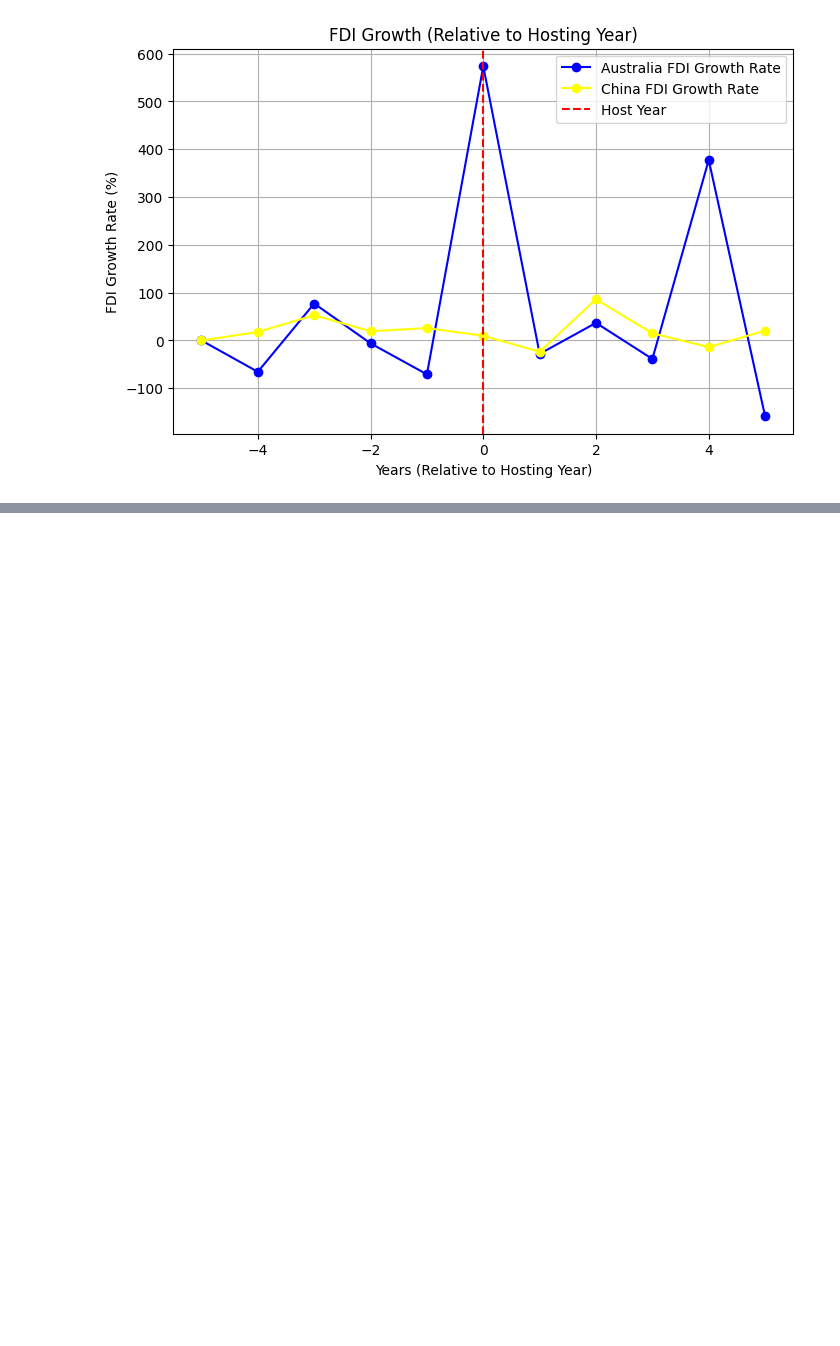
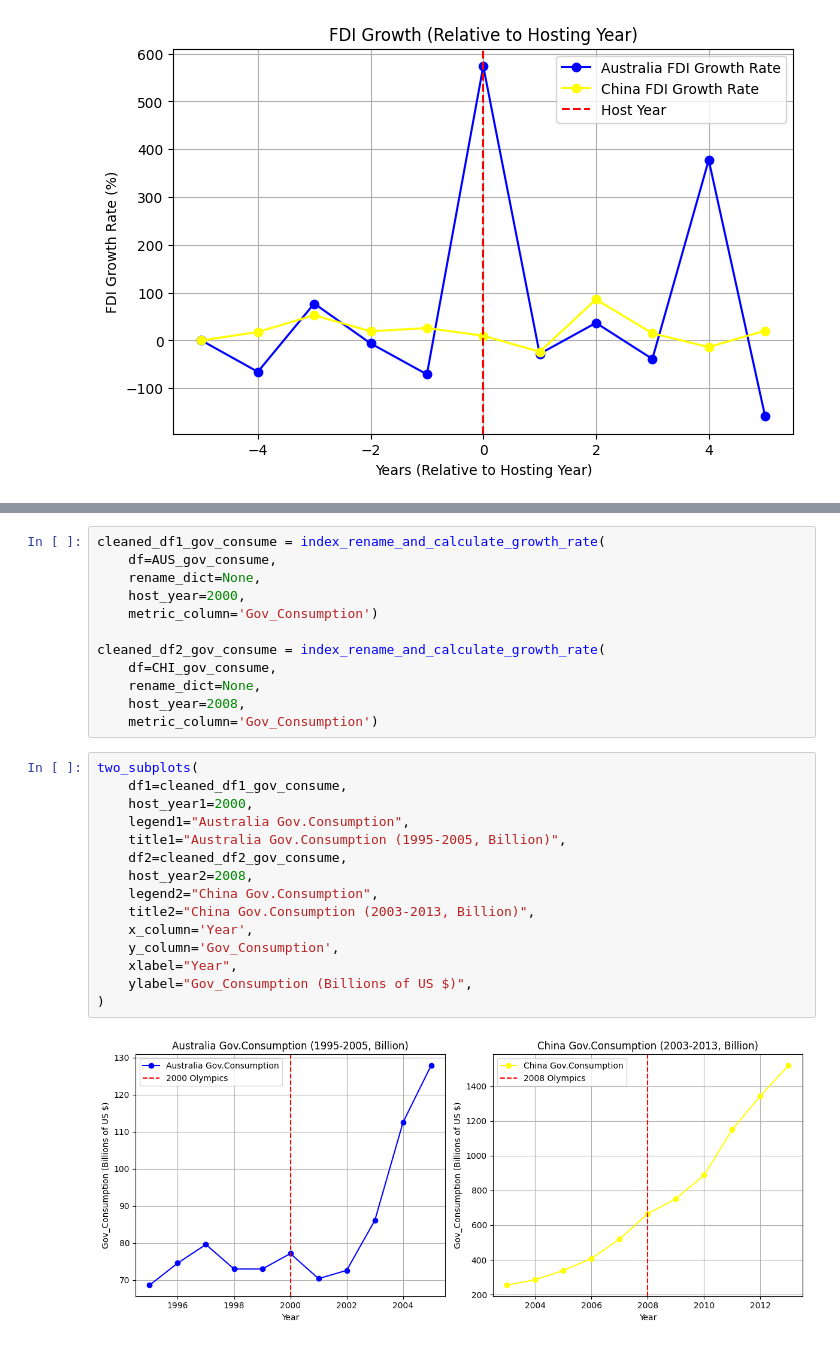
Before and after one commit to Ray-Gizzy/2024Fall_projects, a Jupyter notebook: Visualization.ipynb, the cells around one changed output, grey strips where cells are left out. Drawn from its saved outputs; the diff is of its cells as text; blank space fills up the shorter version.

```diff
--- a/Visualization.ipynb
+++ b/Visualization.ipynb
@@ -179,0 +230,29 @@ growth_rate_plot(
+# %%
+cleaned_df1_gov_consume = index_rename_and_calculate_growth_rate(
+    df=AUS_gov_consume,
+    rename_dict=None,
+    host_year=2000,
+    metric_column='Gov_Consumption')
+
+cleaned_df2_gov_consume = index_rename_and_calculate_growth_rate(
+    df=CHI_gov_consume,
+    rename_dict=None,
+    host_year=2008,
+    metric_column='Gov_Consumption')
+# %%
+two_subplots(
+    df1=cleaned_df1_gov_consume,
+    host_year1=2000,
+    legend1="Australia Gov.Consumption",
+    title1="Australia Gov.Consumption (1995-2005, Billion)",
+    df2=cleaned_df2_gov_consume,
+    host_year2=2008,
+    legend2="China Gov.Consumption",
+    title2="China Gov.Consumption (2003-2013, Billion)",
+    x_column='Year',
+    y_column='Gov_Consumption',
+    xlabel="Year",
+    ylabel="Gov_Consumption (Billions of US $)",
+)
+# %% [output]
+[figure, added]
```
Also changed, not shown: parts of 43 cells of this notebook.
